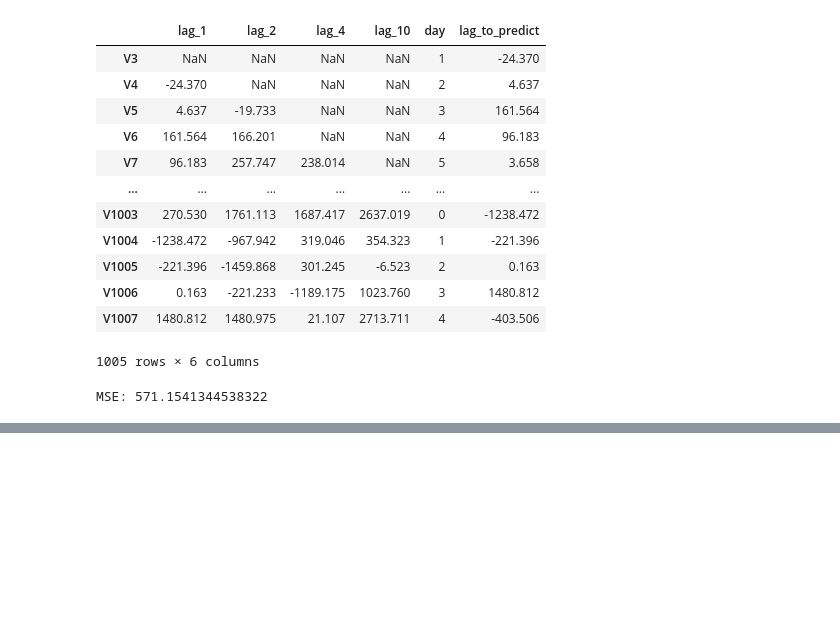
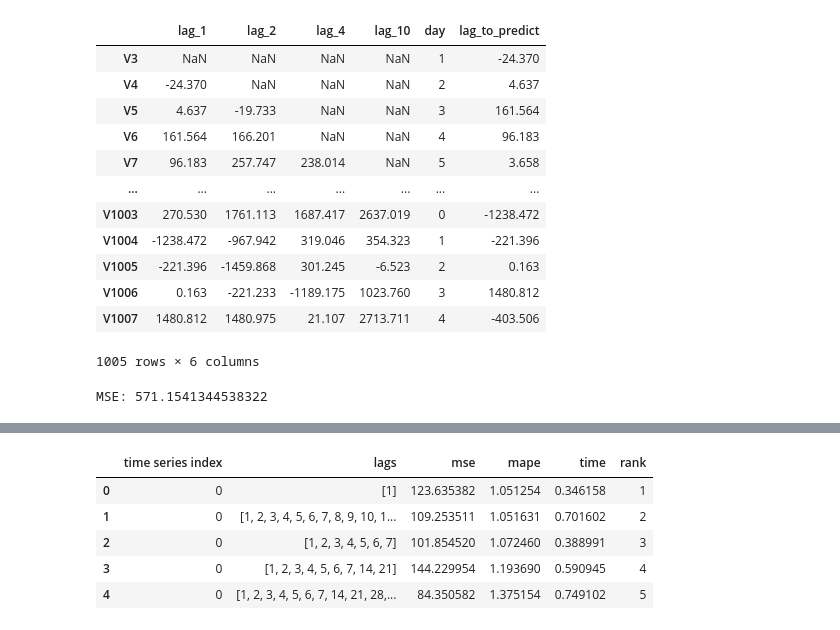
Before and after one commit to radulucaciu/xgb_forecast, a Jupyter notebook: xgb_forecast.ipynb, the cells around one changed output, grey strips where cells are left out. Saved outputs shown, nothing was run; the diff lists cells and outputs as text; code cells hidden in the pictures; blank space fills up the shorter version.

```diff
--- a/xgb_forecast.ipynb
+++ b/xgb_forecast.ipynb
@@ -277,0 +304,9 @@ plt.show()
+# %%
+res_df.head()
+# %% [output]
+|  | time series index | lags | mse | mape | time | rank |
+| 0 | 0 | [1] | 123.635382 | 1.051254 | 0.346158 | 1 |
+| 1 | 0 | [1, 2, 3, 4, 5, 6, 7, 8, 9, 10, 1... | 109.253511 | 1.051631 | 0.701602 | 2 |
+| 2 | 0 | [1, 2, 3, 4, 5, 6, 7] | 101.854520 | 1.072460 | 0.388991 | 3 |
+| 3 | 0 | [1, 2, 3, 4, 5, 6, 7, 14, 21] | 144.229954 | 1.193690 | 0.590945 | 4 |
+| 4 | 0 | [1, 2, 3, 4, 5, 6, 7, 14, 21, 28,... | 84.350582 | 1.375154 | 0.749102 | 5 |
```
Also changed, not shown: parts of 11 cells of this notebook.
